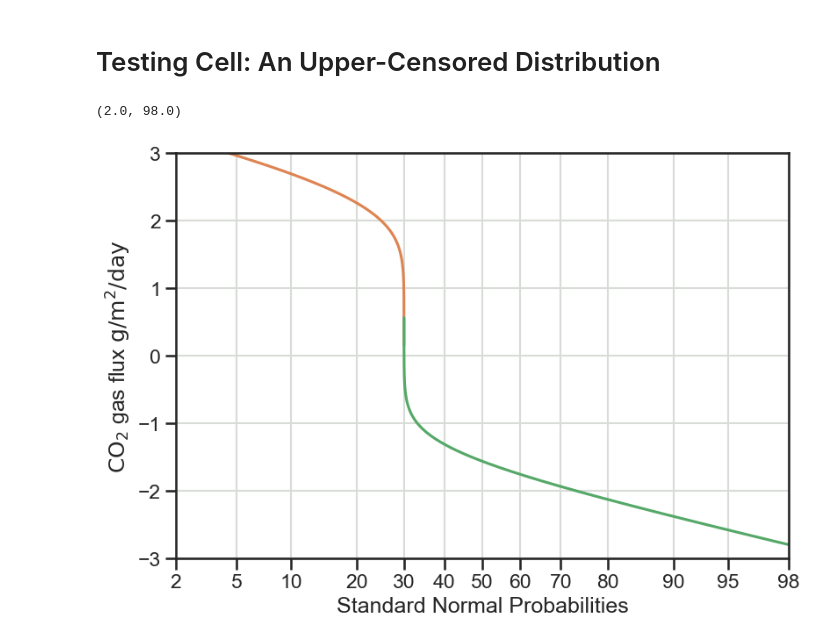
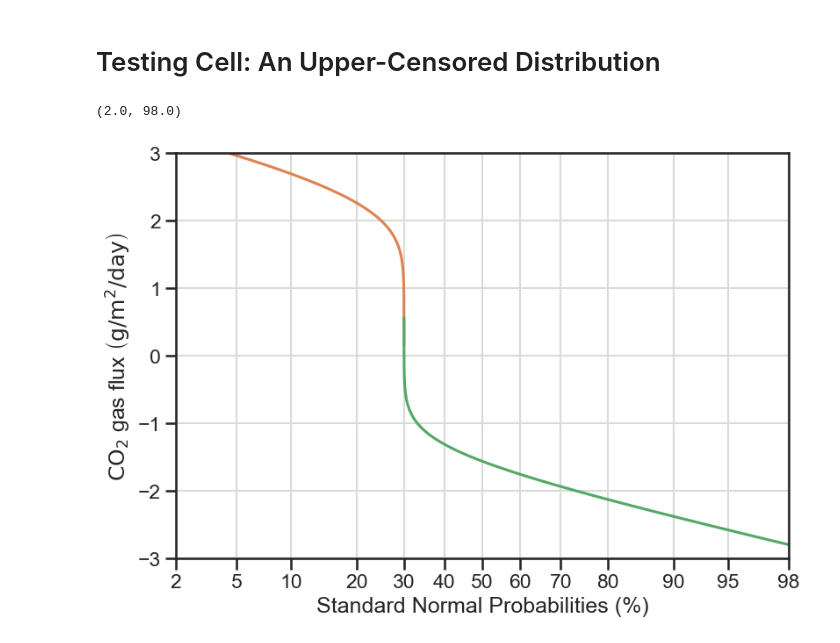
Before and after one commit to aluthfian/Rangitoto_SP_gasFlux, a Jupyter notebook: Python Stuff/CO2_data_grouper.ipynb, the cells around one changed output. Drawn from its saved outputs; the diff is of its cells as text; code cells hidden in the pictures.

```diff
--- a/Python Stuff/CO2_data_grouper.ipynb
+++ b/Python Stuff/CO2_data_grouper.ipynb
@@ -871,32 +871,32 @@ ax.spines['top'].set_visible(True)
 # %%
 fig, ax = plt.subplots(figsize=(9, 6))
 
 common_opts = dict(
     probax='x',
     datascale='linear',
-    datalabel=r'$\mathrm{CO_2}$ gas flux $\mathrm{g/m^2/day}$',
+    datalabel=r'$\mathrm{CO_2}$ gas flux $\left(\mathrm{g/m^2/day}\right)$',
     scatter_kws=dict(marker='.', linestyle='none')
 )
 
 probplot1, res = probscale.probplot(x_nonzero, ax=ax, return_best_fit_results=True, plottype='prob',
-                                    problabel='Standard Normal Probabilities',  **common_opts)
+                                    problabel='Standard Normal Probabilities (%)',  **common_opts)
 for artist in ax.lines + ax.collections:
     artist.remove()
 
 gasflux_mock = np.log10(10**np.linspace(-3, 3, 1000))
 prob_A = 30*(1-norm.cdf(gasflux_mock, loc=np.log10(300), scale=0.5))
 idx_probA_no30 = np.argmax(np.round(prob_A,4) != 30.00)
 prob_B = 100-70*(1-norm.cdf(-gasflux_mock, loc=np.log10(70), scale=0.5))
 idx_probB_no30 = np.argmin(np.round(prob_B,4) != 30.00)
 #prob_C = prob_A + prob_B
 
 ax.plot(prob_A[idx_probA_no30:], gasflux_mock[idx_probA_no30:])
 ax.plot(prob_B[:idx_probB_no30], gasflux_mock[:idx_probB_no30])
 #ax.plot(prob_C, gasflux_mock)
 
 ax.set_ylim(bottom=np.log10(1e-3), top=np.log10(1e+3))
 ax.grid(visible=True, which='both', color='xkcd:light grey')
 ax.set_xlim(2, 98)
 # %% [output]
 (2.0, 98.0)
-[figure, old version]
+[figure, new version]
```
Also changed, not shown: parts of 9 cells of this notebook, 1 other file.
